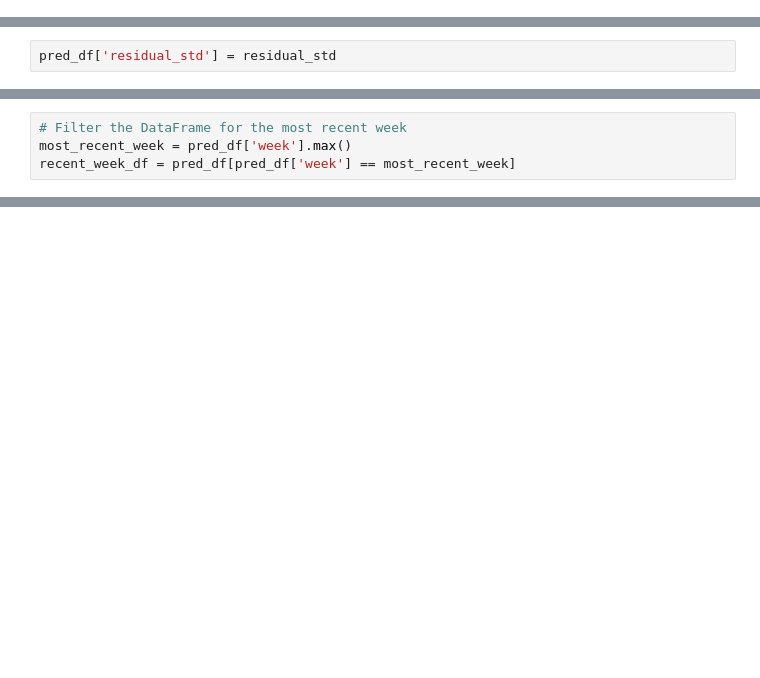
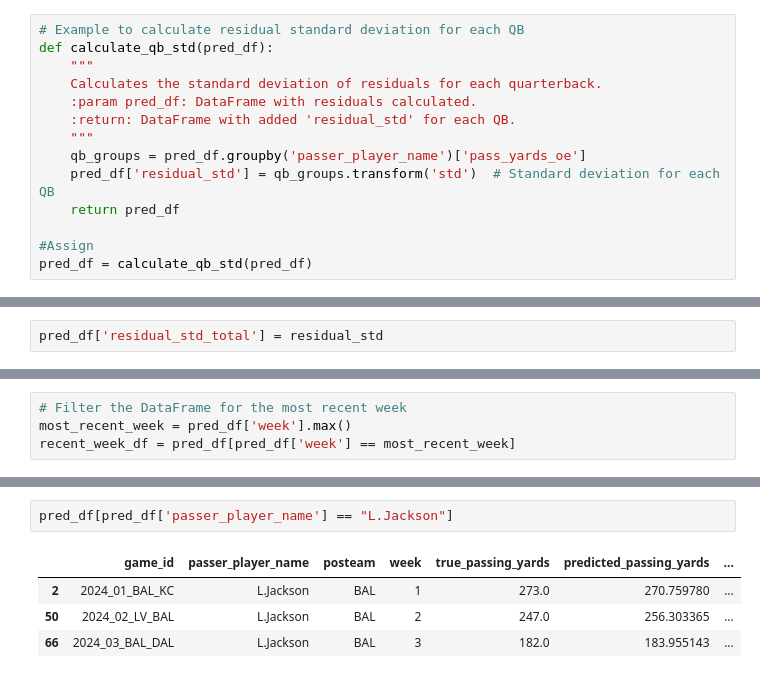
Before and after one commit to bhuggard/CheckTheCover, a Jupyter notebook: sandbox.ipynb, the cells around one changed output, grey strips where cells are left out. Drawn from its saved outputs; the diff is of its cells as text; blank space fills up the shorter version.

```diff
--- a/sandbox.ipynb
+++ b/sandbox.ipynb
@@ -580,6 +569,20 @@ print(f'Skewness of residuals: {skewness}')
 Skewness of residuals: -0.41654265346130487
 # %%
 #we are starting with normal, which like damn bro come on
+# %%
+# Example to calculate residual standard deviation for each QB
+def calculate_qb_std(pred_df):
+    """
+    Calculates the standard deviation of residuals for each quarterback.
+    :param pred_df: DataFrame with residuals calculated.
+    :return: DataFrame with added 'residual_std' for each QB.
+    """
+    qb_groups = pred_df.groupby('passer_player_name')['pass_yards_oe']
+    pred_df['residual_std'] = qb_groups.transform('std')  # Standard deviation for each QB
+    return pred_df
+
+#Assign
+pred_df = calculate_qb_std(pred_df)
 # %%
 # Calculate the standard deviation of the residuals
 residual_std = np.std(pred_df['pass_yards_oe'], ddof=1)  # ddof=1 ensures it's the sample standard deviation
@@ -587,4 +590,4 @@ print(f"Standard Deviation of Residuals: {residual_std}")
 # %% [output]
 Standard Deviation of Residuals: 18.76697815766862
 # %%
-pred_df['residual_std'] = residual_std
+pred_df['residual_std_total'] = residual_std
@@ -743,0 +1184,7 @@ if __name__ == "__main__":
+# %%
+pred_df[pred_df['passer_player_name'] == "L.Jackson"]
+# %% [output]
+|  | game_id | passer_player_name | posteam | week | true_passing_yards | predicted_passing_yards | ... |
+| 2 | 2024_01_BAL_KC | L.Jackson | BAL | 1 | 273.0 | 270.759780 | ... |
+| 50 | 2024_02_LV_BAL | L.Jackson | BAL | 2 | 247.0 | 256.303365 | ... |
+| 66 | 2024_03_BAL_DAL | L.Jackson | BAL | 3 | 182.0 | 183.955143 | ... |
```
Also changed, not shown: parts of 27 cells of this notebook.
